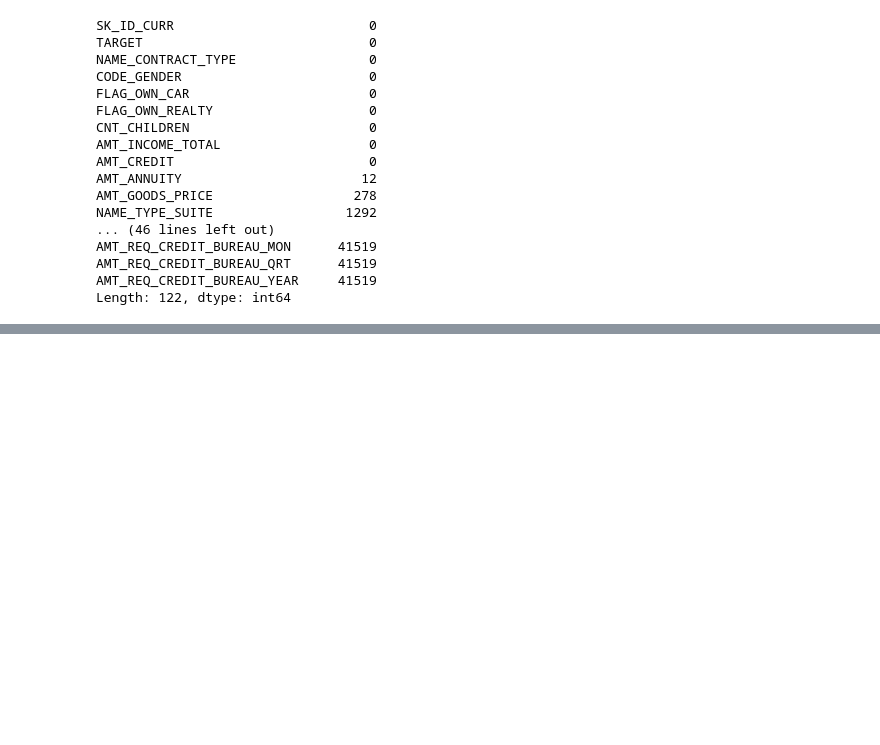
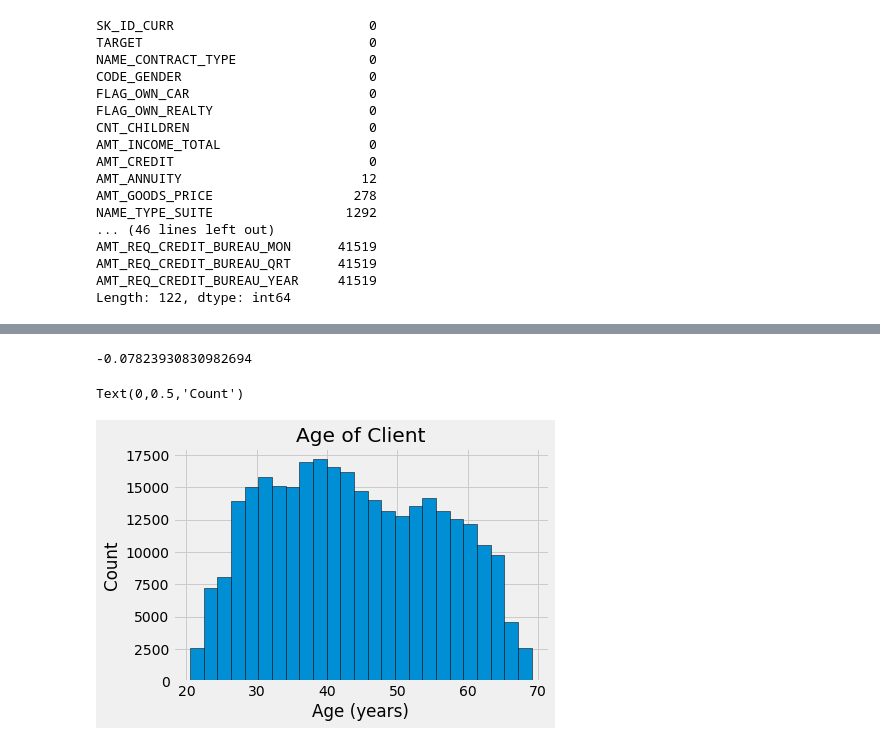
Before and after one commit to UaHaLiubolun/kaggle, a Jupyter notebook: credit/credit.ipynb, the cells around one changed output, grey strips where cells are left out. Cells and saved outputs as stored; diff of their text form; code cells hidden in the pictures; blank space fills up the shorter version.

```diff
--- a/credit/credit.ipynb
+++ b/credit/credit.ipynb
@@ -67,0 +296,16 @@ Length: 122, dtype: int64
+# %%
+app_train['DAYS_BIRTH'] = abs(app_train['DAYS_BIRTH'])
+# %%
+app_train['DAYS_BIRTH'].corr(app_train['TARGET'])
+# %% [output]
+-0.07823930830982694
+# %%
+plt.style.use('fivethirtyeight')
+# %%
+plt.hist(app_train['DAYS_BIRTH'] / 365, edgecolor='k', bins=25)
+plt.title('Age of Client')
+plt.xlabel('Age (years)')
+plt.ylabel('Count')
+# %% [output]
+Text(0,0.5,'Count')
+[figure, added]
```
Also changed, not shown: parts of 36 cells of this notebook, 1 other file.
